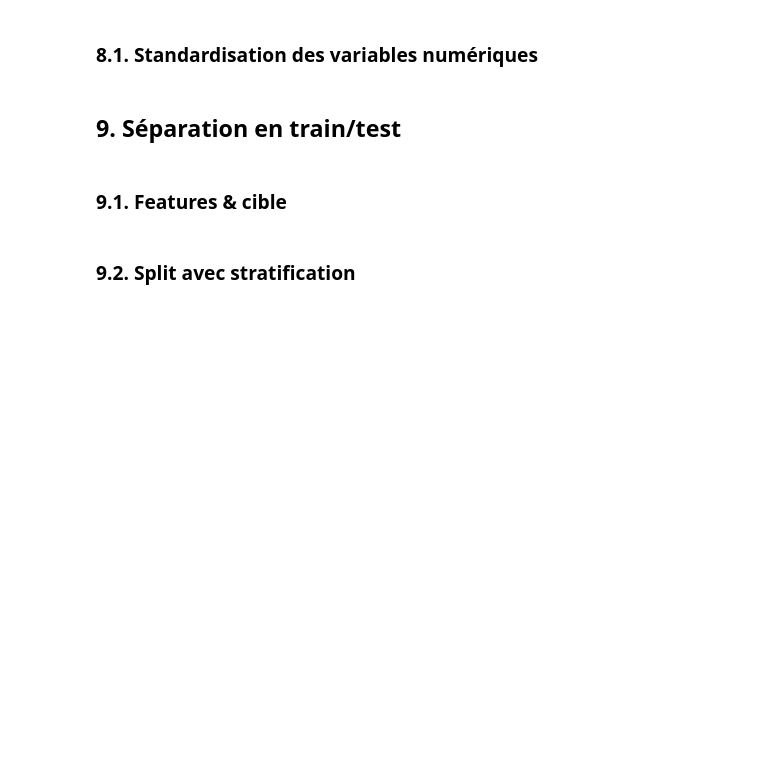
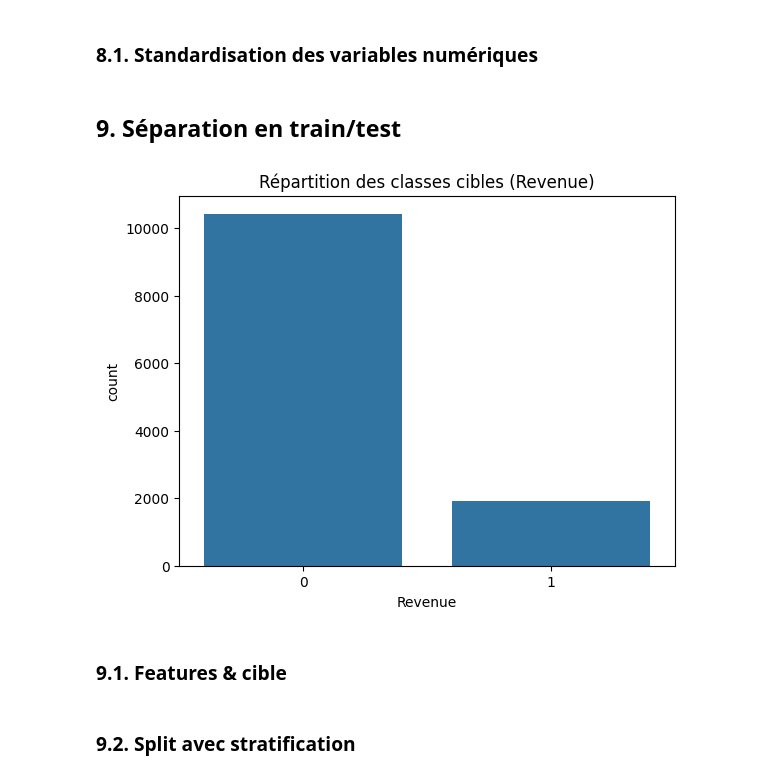
Before and after one commit to ossama-ettaqafi/ONLINE-SHOPPERS-PURCHASE-PREDICTION, a Jupyter notebook: notebooks/01_data_preprocessing.ipynb, the cells around one changed output. Cells and saved outputs as stored; diff of their text form; code cells hidden in the pictures; blank space fills up the shorter version.

```diff
--- a/notebooks/01_data_preprocessing.ipynb
+++ b/notebooks/01_data_preprocessing.ipynb
@@ -904,6 +949,12 @@ num_cols = reduced_data.select_dtypes(include=['float64', 'int64']).columns.drop
 reduced_data[num_cols] = scaler.fit_transform(reduced_data[num_cols])
 # %% [markdown]
 ## 9. Séparation en train/test
+# %%
+sns.countplot(x='Revenue', data=reduced_data)
+plt.title("Répartition des classes cibles (Revenue)")
+plt.show()
+# %% [output]
+[figure, added]
 # %% [markdown]
 ### 9.1. Features & cible
 # %%
```
Also changed, not shown: parts of 40 cells of this notebook, 4 other files.
